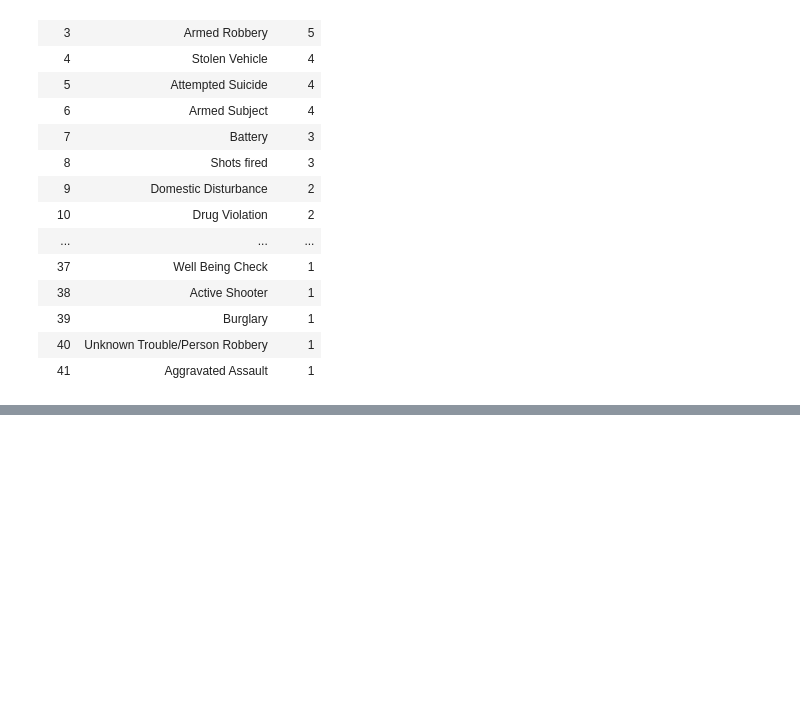
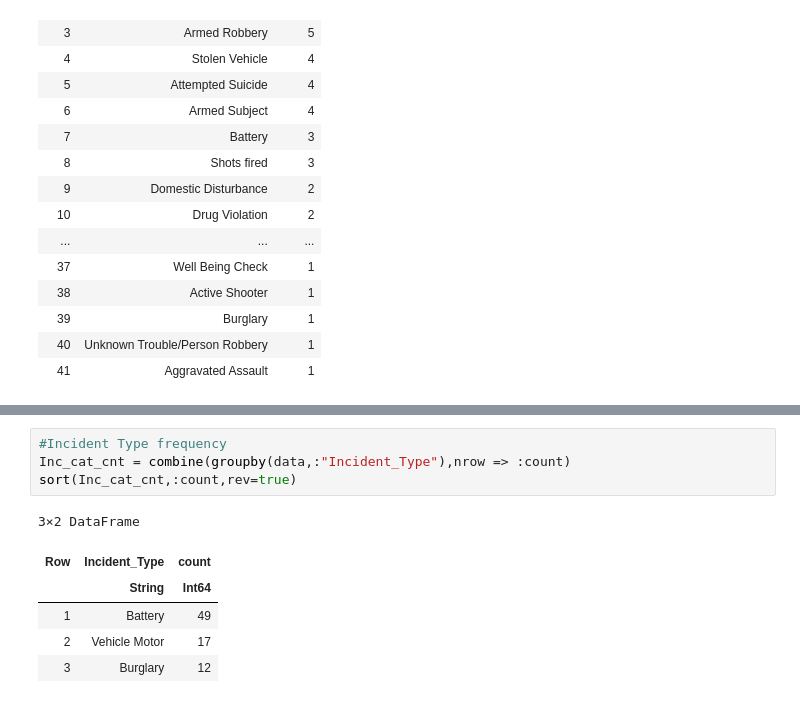
Before and after one commit to MorandR/CatchingCooks, a Jupyter notebook: CatchingCrooks.ipynb, the cells around one changed output, grey strips where cells are left out. Saved outputs shown, nothing was run; the diff lists cells and outputs as text; blank space fills up the shorter version.

```diff
--- a/CatchingCrooks.ipynb
+++ b/CatchingCrooks.ipynb
@@ -244,2 +301,13 @@ minimum(tup)
+# %%
+#Incident Type frequency
+Inc_cat_cnt = combine(groupby(data,:"Incident_Type"),nrow => :count)
+sort(Inc_cat_cnt,:count,rev=true)
+# %% [output]
+3×2 DataFrame
+| Row | Incident_Type | count |
+|  | String | Int64 |
+| 1 | Battery | 49 |
+| 2 | Vehicle Motor | 17 |
+| 3 | Burglary | 12 |
 # %%
 using Pkg
```
Also changed, not shown: parts of 24 cells of this notebook, 1 other file.
